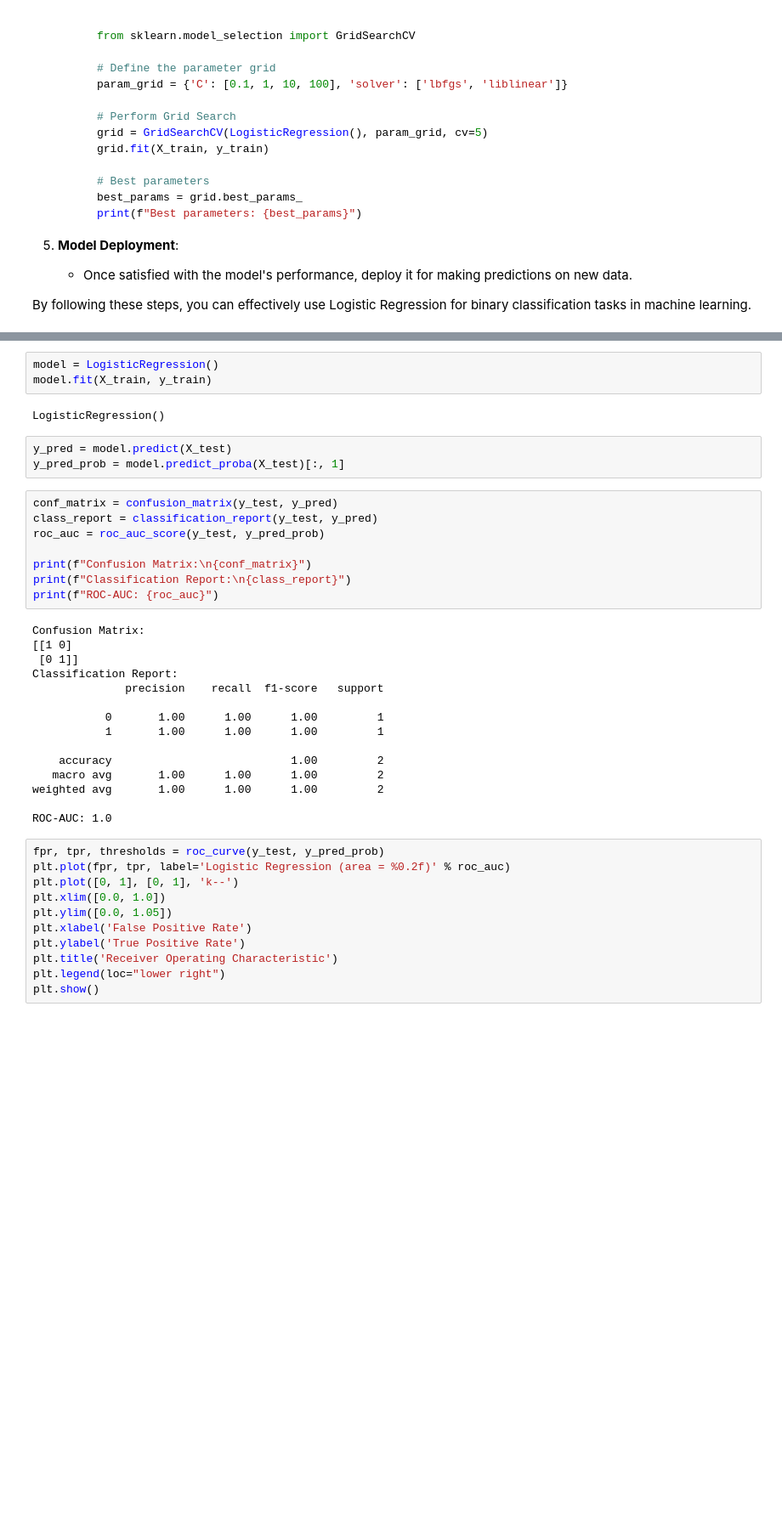
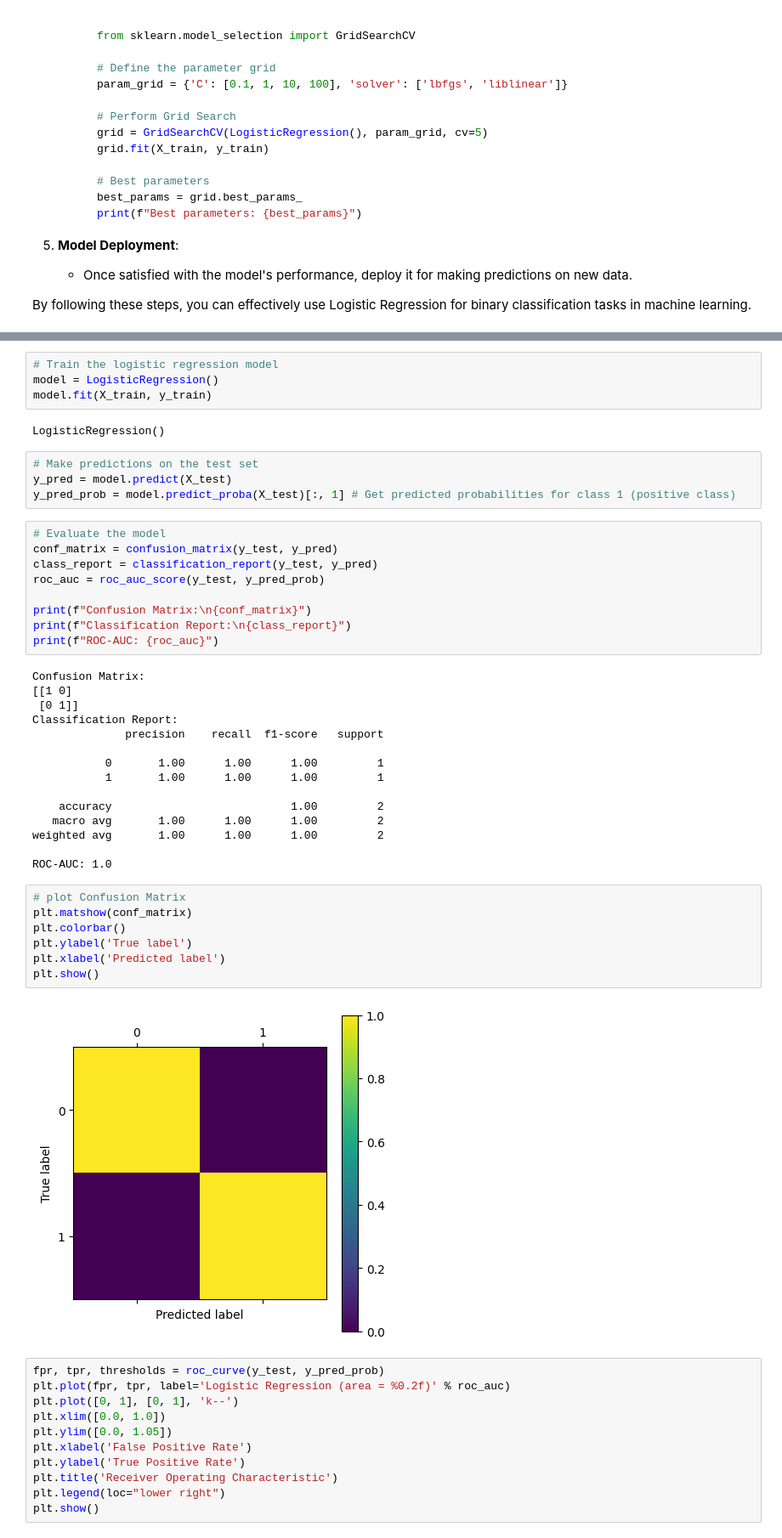
Before and after one commit to abbas829/30_Day_ML_Course, a Jupyter notebook: 02_Logestic_Regression.ipynb, the cells around one changed output, grey strips where cells are left out. Shown at 85% size. Saved outputs shown, nothing was run; the diff lists cells and outputs as text; blank space fills up the shorter version.

```diff
--- a/02_Logestic_Regression.ipynb
+++ b/02_Logestic_Regression.ipynb
@@ -121,13 +122,16 @@ y = df['Passed']
 X_train, X_test, y_train, y_test = train_test_split(X, y, test_size=0.2, random_state=0)
 # %%
+# Train the logistic regression model
 model = LogisticRegression()
 model.fit(X_train, y_train)
 # %% [output]
 LogisticRegression()
 # %%
+# Make predictions on the test set
 y_pred = model.predict(X_test)
-y_pred_prob = model.predict_proba(X_test)[:, 1]
+y_pred_prob = model.predict_proba(X_test)[:, 1] # Get predicted probabilities for class 1 (positive class)
 # %%
+# Evaluate the model
 conf_matrix = confusion_matrix(y_test, y_pred)
 class_report = classification_report(y_test, y_pred)
 roc_auc = roc_auc_score(y_test, y_pred_prob)
@@ -150,6 +154,15 @@ Classification Report:
 weighted avg       1.00      1.00      1.00         2
 
 ROC-AUC: 1.0
+# %%
+# plot Confusion Matrix
+plt.matshow(conf_matrix)
+plt.colorbar()
+plt.ylabel('True label')
+plt.xlabel('Predicted label')
+plt.show()
+# %% [output]
+[figure, added]
 # %%
 fpr, tpr, thresholds = roc_curve(y_test, y_pred_prob)
 plt.plot(fpr, tpr, label='Logistic Regression (area = %0.2f)' % roc_auc)
```
Also changed, not shown: parts of 4 cells of this notebook, 3 other files.
